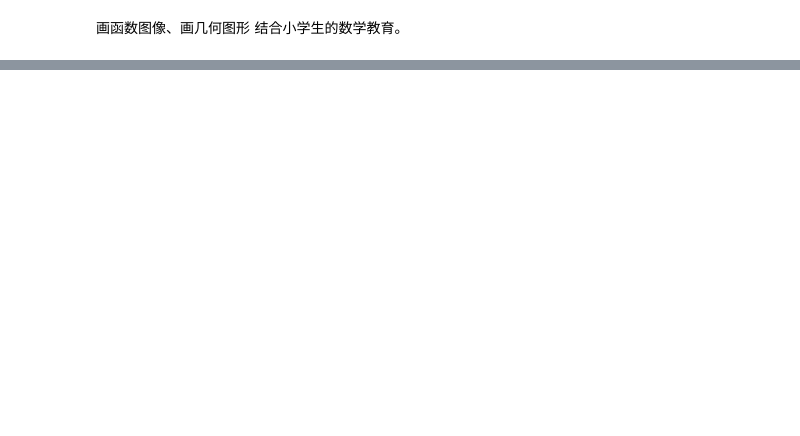
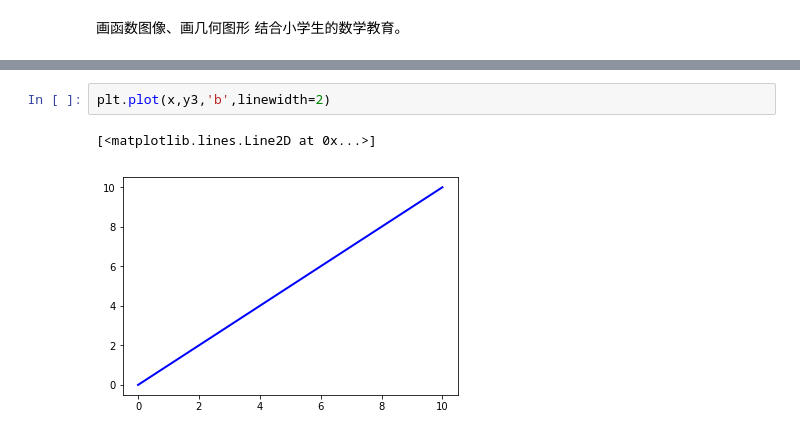
Before and after one commit to whgloveucq/jupyterfiles, a Jupyter notebook: 函数图像.ipynb, the cells around one changed output, grey strips where cells are left out. Saved outputs shown, nothing was run; the diff lists cells and outputs as text; blank space fills up the shorter version.

```diff
--- a/函数图像.ipynb
+++ b/函数图像.ipynb
@@ -15,0 +173,5 @@ plt.plot(x,y,'r',linewidth=2)
+# %%
+plt.plot(x,y3,'b',linewidth=2)
+# %% [output]
+[<matplotlib.lines.Line2D at 0x...>]
+[figure, added]
```
Also changed, not shown: parts of 11 cells of this notebook, 1 other file.
